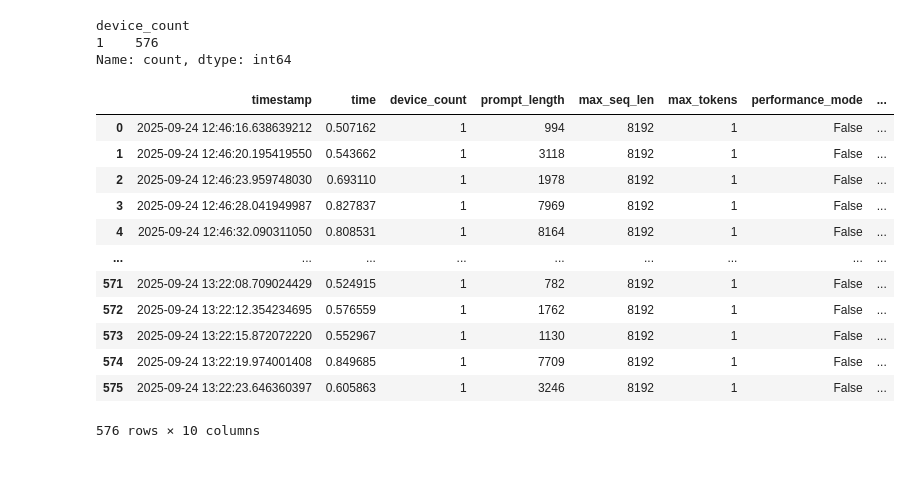
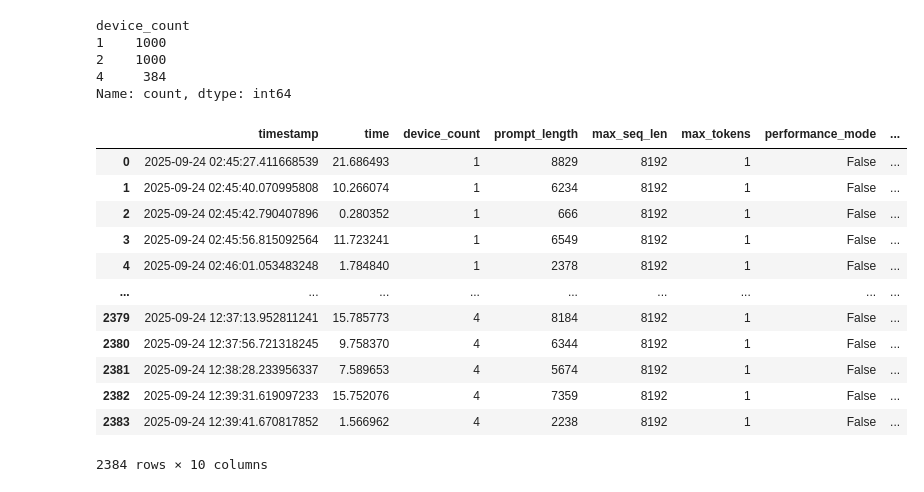
Before and after one commit to Dogacel/Uniference, a Jupyter notebook: notebooks/profiling_overhead_prefill.ipynb, the cells around one changed output. Drawn from its saved outputs; the diff is of its cells as text; code cells hidden in the pictures.

```diff
--- a/notebooks/profiling_overhead_prefill.ipynb
+++ b/notebooks/profiling_overhead_prefill.ipynb
@@ -3,29 +3,30 @@ import pandas as pd
 import matplotlib.pyplot as plt
 import numpy as np
 # %%
-data = pd.read_json("bm_prefill_gpu.json")
+data = pd.read_json("results/bm_prefill_cpu.json")
 
 print(data["device_count"].value_counts())
 
-data = data[data["device_count"] == 1]
 data
 # %% [output]
 device_count
-1    576
+1    1000
+2    1000
+4     384
 Name: count, dtype: int64
 |  | timestamp | time | device_count | prompt_length | max_seq_len | max_tokens | performance_mode | ... |
-| 0 | 2025-09-24 12:46:16.638639212 | 0.507162 | 1 | 994 | 8192 | 1 | False | ... |
-| 1 | 2025-09-24 12:46:20.195419550 | 0.543662 | 1 | 3118 | 8192 | 1 | False | ... |
-| 2 | 2025-09-24 12:46:23.959748030 | 0.693110 | 1 | 1978 | 8192 | 1 | False | ... |
-| 3 | 2025-09-24 12:46:28.041949987 | 0.827837 | 1 | 7969 | 8192 | 1 | False | ... |
-| 4 | 2025-09-24 12:46:32.090311050 | 0.808531 | 1 | 8164 | 8192 | 1 | False | ... |
+| 0 | 2025-09-24 02:45:27.411668539 | 21.686493 | 1 | 8829 | 8192 | 1 | False | ... |
+| 1 | 2025-09-24 02:45:40.070995808 | 10.266074 | 1 | 6234 | 8192 | 1 | False | ... |
+| 2 | 2025-09-24 02:45:42.790407896 | 0.280352 | 1 | 666 | 8192 | 1 | False | ... |
+| 3 | 2025-09-24 02:45:56.815092564 | 11.723241 | 1 | 6549 | 8192 | 1 | False | ... |
+| 4 | 2025-09-24 02:46:01.053483248 | 1.784840 | 1 | 2378 | 8192 | 1 | False | ... |
 | ... | ... | ... | ... | ... | ... | ... | ... | ... |
-| 571 | 2025-09-24 13:22:08.709024429 | 0.524915 | 1 | 782 | 8192 | 1 | False | ... |
-| 572 | 2025-09-24 13:22:12.354234695 | 0.576559 | 1 | 1762 | 8192 | 1 | False | ... |
-| 573 | 2025-09-24 13:22:15.872072220 | 0.552967 | 1 | 1130 | 8192 | 1 | False | ... |
-| 574 | 2025-09-24 13:22:19.974001408 | 0.849685 | 1 | 7709 | 8192 | 1 | False | ... |
-| 575 | 2025-09-24 13:22:23.646360397 | 0.605863 | 1 | 3246 | 8192 | 1 | False | ... |
+| 2379 | 2025-09-24 12:37:13.952811241 | 15.785773 | 4 | 8184 | 8192 | 1 | False | ... |
+| 2380 | 2025-09-24 12:37:56.721318245 | 9.758370 | 4 | 6344 | 8192 | 1 | False | ... |
+| 2381 | 2025-09-24 12:38:28.233956337 | 7.589653 | 4 | 5674 | 8192 | 1 | False | ... |
+| 2382 | 2025-09-24 12:39:31.619097233 | 15.752076 | 4 | 7359 | 8192 | 1 | False | ... |
+| 2383 | 2025-09-24 12:39:41.670817852 | 1.566962 | 4 | 2238 | 8192 | 1 | False | ... |
-576 rows × 10 columns
+2384 rows × 10 columns
 # %%
 import seaborn as sns
 
```
Also changed, not shown: parts of 7 cells of this notebook, 8 other files.
